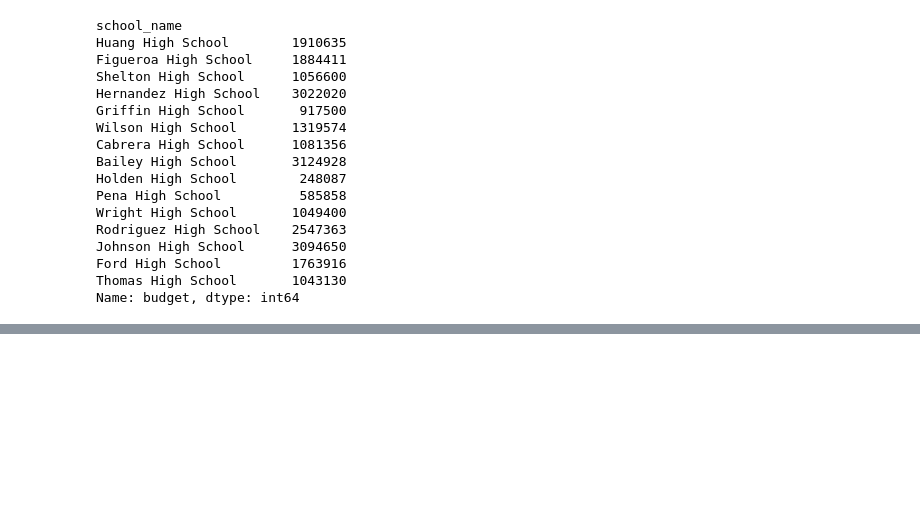
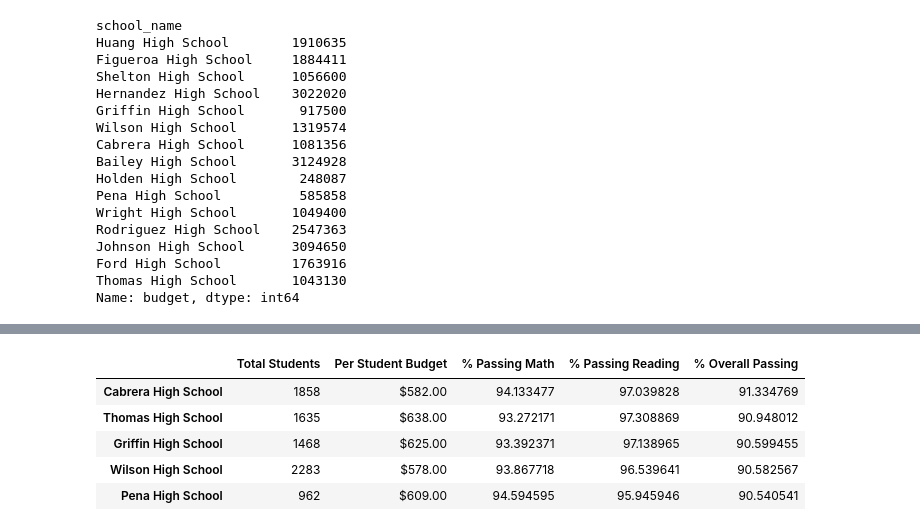
Before and after one commit to RoopaRaghav/School_District_Analysis, a Jupyter notebook: PyCitySchools.ipynb, the cells around one changed output, grey strips where cells are left out. Saved outputs shown, nothing was run; the diff lists cells and outputs as text; code cells hidden in the pictures; blank space fills up the shorter version.

```diff
--- a/PyCitySchools.ipynb
+++ b/PyCitySchools.ipynb
@@ -581,19 +617,39 @@ ValueError: Buffer has wrong number of dimensions (expected 1, got 2)
 # %%
 # Format the Total School Budget and the Per Student Budget columns.
-per_school_summary_df["Total School Budget"] = per_school_summary_df["Total School Budget"].map("${:,.2f}".format)
+# per_school_summary_df["Total School Budget"] = per_school_summary_df["Total School Budget"].map("${:,.2f}".format)
 
 per_school_summary_df["Per Student Budget"] = per_school_summary_df["Per Student Budget"].map("${:,.2f}".format)
 
 
 # Display the data frame
 per_school_summary_df.head()
 
 
 
 # Reorder the columns in the order you want them to appear.
-new_column_order = ["School Type", "Total Students", "Total School Budget", "Per Student Budget", "Average Math Score", "Average Reading Score", "% Passing Math", "% Passing Reading", "% Overall Passing"]
+# new_column_order = ["School Type", "Total Students", "Total School Budget",
+#                     "Per Student Budget", "Average Math Score", "Average Reading Score",
+#                     "% Passing Math", "% Passing Reading", "% Overall Passing"]
+
+new_column_order = [ "Total Students",
+                     "Per Student Budget",
+                    "% Passing Math", "% Passing Reading", "% Overall Passing"]
 
 # Assign district summary df the new column order.
 per_school_summary_df = per_school_summary_df[new_column_order]
 
 per_school_summary_df.head()
+
+
+
+# Sort and show top five schools.
+top_schools = per_school_summary_df.sort_values(["% Overall Passing"], ascending=False)
+
+top_schools.head()
+# %% [output]
+|  | Total Students | Per Student Budget | % Passing Math | % Passing Reading | % Overall Passing |
+| Cabrera High School | 1858 | $582.00 | 94.133477 | 97.039828 | 91.334769 |
+| Thomas High School | 1635 | $638.00 | 93.272171 | 97.308869 | 90.948012 |
+| Griffin High School | 1468 | $625.00 | 93.392371 | 97.138965 | 90.599455 |
+| Wilson High School | 2283 | $578.00 | 93.867718 | 96.539641 | 90.582567 |
+| Pena High School | 962 | $609.00 | 94.594595 | 95.945946 | 90.540541 |
```
Also changed, not shown: parts of 6 cells of this notebook.
